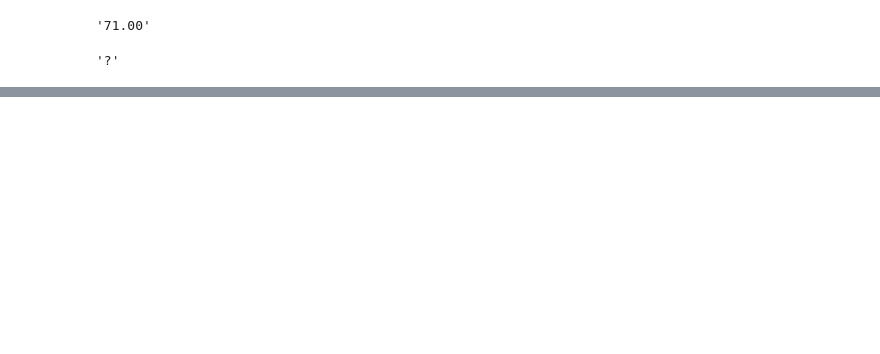
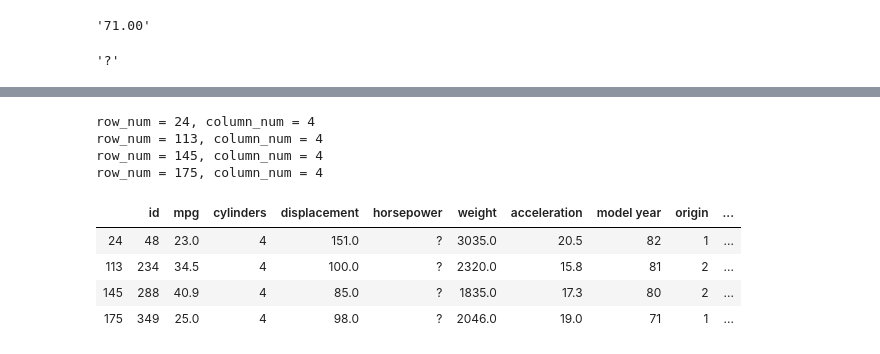
Before and after one commit to masaruSakaida/ml, a Jupyter notebook: signate_practice_2/signate_practice_2_1.ipynb, the cells around one changed output, grey strips where cells are left out. Drawn from its saved outputs; the diff is of its cells as text; code cells hidden in the pictures; blank space fills up the shorter version.

```diff
--- a/signate_practice_2/signate_practice_2_1.ipynb
+++ b/signate_practice_2/signate_practice_2_1.ipynb
@@ -182,0 +214,29 @@ strtrain_data.iloc[:,4:5].values[24][0]
+# %%
+# データセットの各カラムの欠損値の有無を確認する
+# データセット内で欠損値は'?'（文字列）として登録されている
+
+row_num = 0;
+for data_array in data_set.iloc[:,:].values:
+    column_num = 0
+    for data in data_array:
+        if data == '?':
+            print('row_num = ' + str(row_num) + ', column_num = ' + str(column_num))
+        column_num += 1
+    row_num += 1
+# %% [output]
+row_num = 24, column_num = 4
+row_num = 113, column_num = 4
+row_num = 145, column_num = 4
+row_num = 175, column_num = 4
+# %%
+# データセット内に4箇所（4つのデータ）の欠損値が存在することが分かった
+# これらの4つのデータをデータセットから削除する
+
+# 削除するデータを確認
+data_set.iloc[[24,113,145,175],:]
+# %% [output]
+|  | id | mpg | cylinders | displacement | horsepower | weight | acceleration | model year | origin | ... |
+| 24 | 48 | 23.0 | 4 | 151.0 | ? | 3035.0 | 20.5 | 82 | 1 | ... |
+| 113 | 234 | 34.5 | 4 | 100.0 | ? | 2320.0 | 15.8 | 81 | 2 | ... |
+| 145 | 288 | 40.9 | 4 | 85.0 | ? | 1835.0 | 17.3 | 80 | 2 | ... |
+| 175 | 349 | 25.0 | 4 | 98.0 | ? | 2046.0 | 19.0 | 71 | 1 | ... |
```
Also changed, not shown: parts of 19 cells of this notebook, 1 other file.
